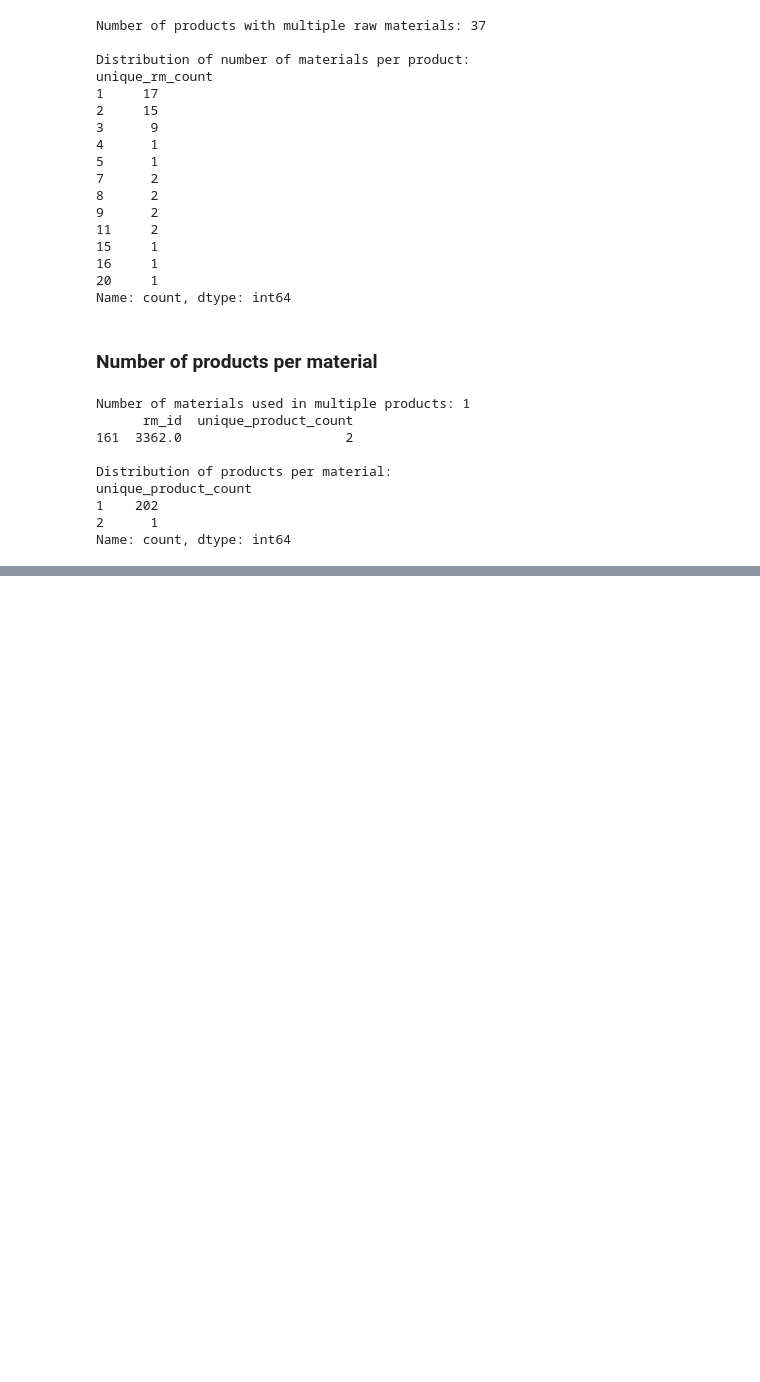
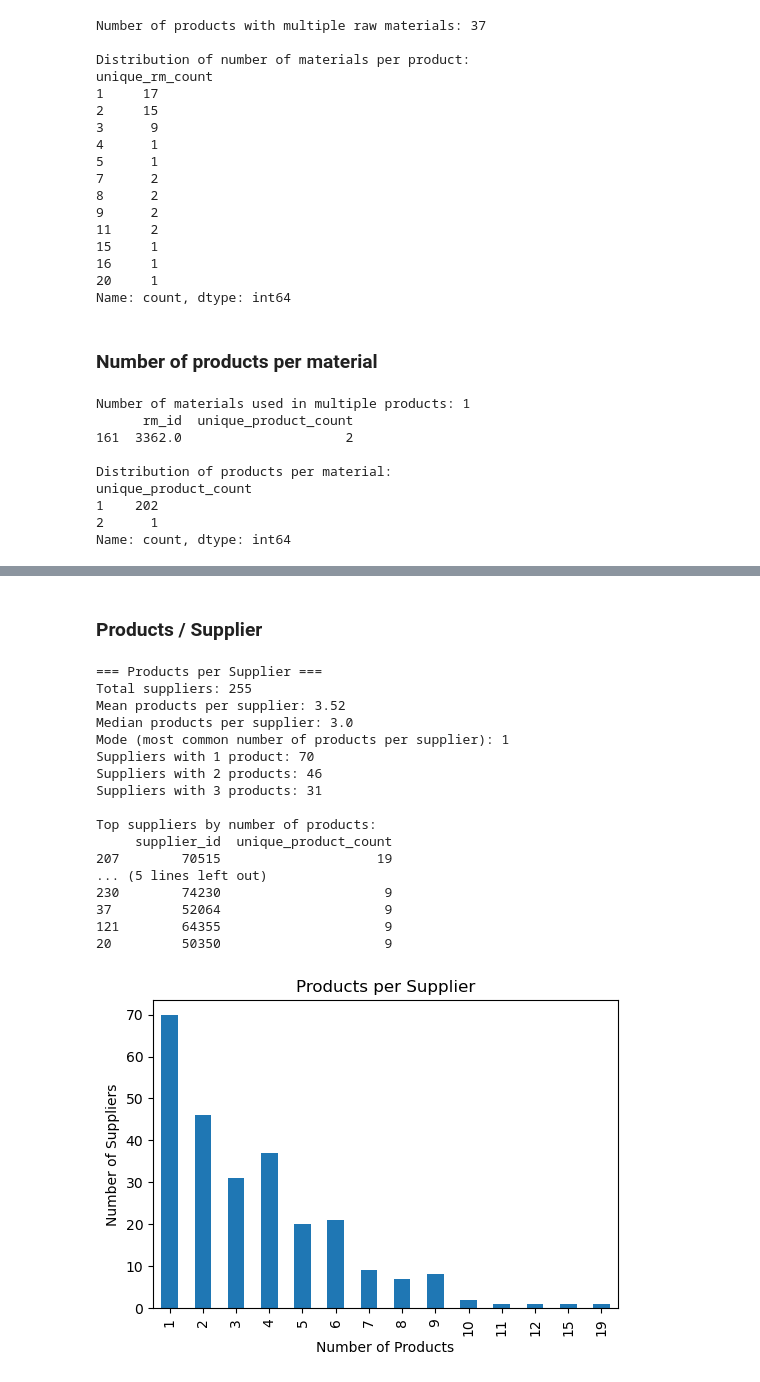
Before and after one commit to almaanthonisen/TDT4173-Machine-Learning, a Jupyter notebook: notebooks/dev/data_exploration.ipynb, the cells around one changed output, grey strips where cells are left out. Cells and saved outputs as stored; diff of their text form; code cells hidden in the pictures; blank space fills up the shorter version.

Commit message:
product / supplier relationship

```diff
--- a/notebooks/dev/data_exploration.ipynb
+++ b/notebooks/dev/data_exploration.ipynb
@@ -143,0 +213,49 @@ Name: count, dtype: int64
+# %% [markdown]
+### Products / Supplier
+# %%
+# --- 1) Products per supplier ---
+products_per_supplier = (
+    receivals.groupby("supplier_id")["product_id"]
+    .nunique()
+    .reset_index(name="unique_product_count")
+    .sort_values("unique_product_count", ascending=False)
+)
+
+print("=== Products per Supplier ===")
+print(f"Total suppliers: {products_per_supplier.shape[0]}")
+print(f"Mean products per supplier: {products_per_supplier['unique_product_count'].mean():.2f}")
+print(f"Median products per supplier: {products_per_supplier['unique_product_count'].median()}")
+print(f"Mode (most common number of products per supplier): {products_per_supplier['unique_product_count'].mode().iloc[0]}")
+print(f"Suppliers with 1 product: {(products_per_supplier['unique_product_count'] == 1).sum()}")
+print(f"Suppliers with 2 products: {(products_per_supplier['unique_product_count'] == 2).sum()}")
+print(f"Suppliers with 3 products: {(products_per_supplier['unique_product_count'] == 3).sum()}")
+
+print("\nTop suppliers by number of products:")
+print(products_per_supplier.head(10))
+pps_counts = products_per_supplier["unique_product_count"].value_counts().sort_index()
+
+plt.figure(figsize=(6,4))
+pps_counts.plot(kind="bar")
+plt.title("Products per Supplier")
+plt.xlabel("Number of Products")
+plt.ylabel("Number of Suppliers")
+plt.show()
+# %% [output]
+=== Products per Supplier ===
+Total suppliers: 255
+Mean products per supplier: 3.52
+Median products per supplier: 3.0
+Mode (most common number of products per supplier): 1
+Suppliers with 1 product: 70
+Suppliers with 2 products: 46
+Suppliers with 3 products: 31
+
+Top suppliers by number of products:
+     supplier_id  unique_product_count
+207        70515                    19
+... (5 lines left out)
+230        74230                     9
+37         52064                     9
+121        64355                     9
+20         50350                     9
+[figure, added]
```
Also changed, not shown: parts of 7 cells of this notebook.
